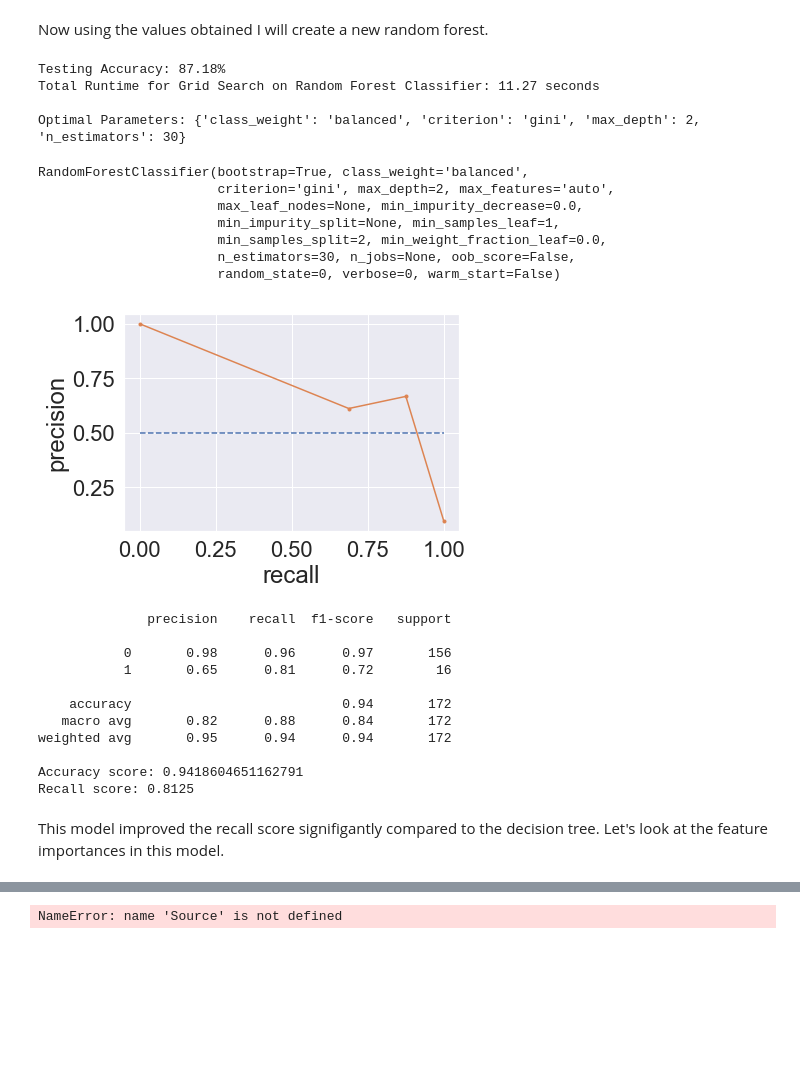
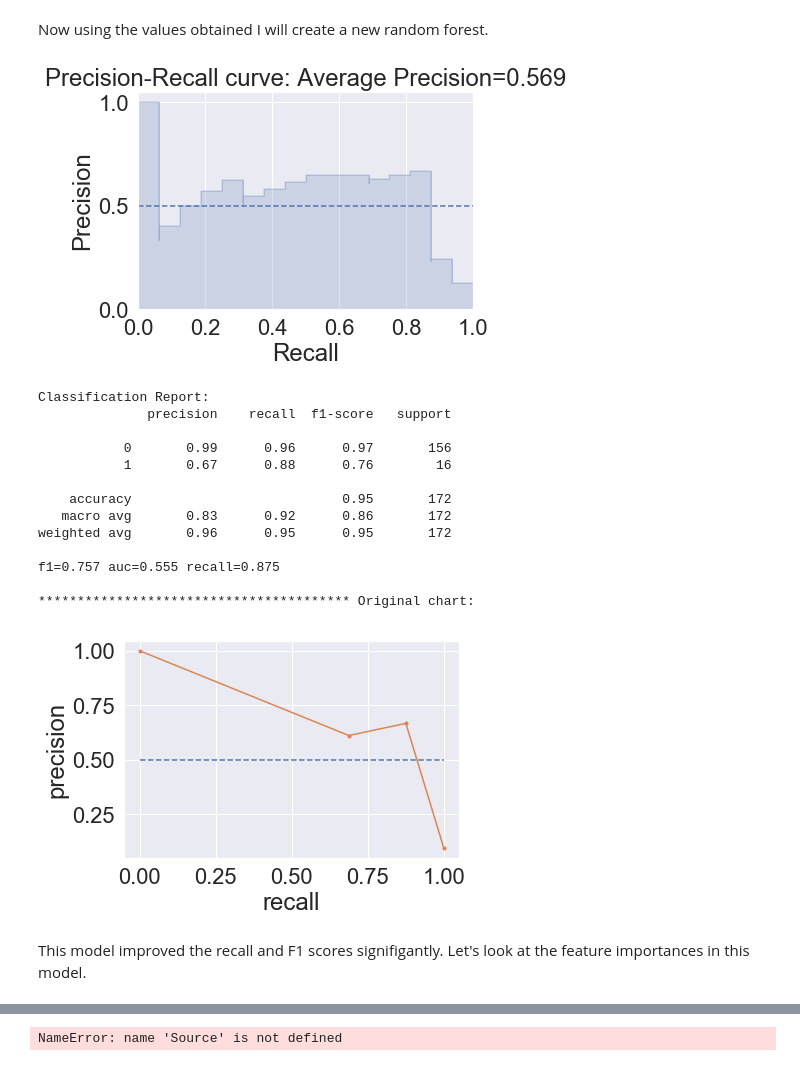
Before and after one commit to giorosati/dsc-3-final-project-online-ds-pt-100118, a Jupyter notebook: student_v2.ipynb, the cells around one changed output, grey strips where cells are left out. Cells and saved outputs as stored; diff of their text form; code cells hidden in the pictures; blank space fills up the shorter version.

Commit message:
models complete

```diff
--- a/student_v2.ipynb
+++ b/student_v2.ipynb
@@ -1252,13 +1293,13 @@ It's not surprising that "Schilller" is by far the most important feature as it
 I used grid search to search for the best parameters when creating a random forest. I chose "recall" for the scoring measurement and 3 for cross-validation folds.
 # %%
 # use grid search for the random forest classifier, use recall as the factor to optimize
-forest = RandomForestClassifier(random_state=0, n_jobs=-1)
+forest = RandomForestClassifier(random_state=10, n_jobs=-1)
 
 forest_param_grid = {
     'class_weight': ['balanced'],
-    'criterion': ['gini', ],
-    'max_depth': [2, 3, 4, 5, 6, 8],
-    'n_estimators': [20, 40, 50, 60, 70]}
+    'criterion': ['gini', 'entropy' ],
+    'max_depth': [2, 3, 4, 5, 6, 7, 8],
+    'n_estimators': [20, 40, 50, 60, 80, 100, 200]}
 
 forest_grid_search = GridSearchCV(forest,
                                   param_grid = forest_param_grid,
@@ -1287,7 +1328,7 @@ forest_param_grid = {
     'class_weight': ['balanced'],
     'criterion': ['gini'],
     'max_depth': [2, 3, 4],
-    'n_estimators': [30, 35, 40, 45, 50]}
+    'n_estimators': [10, 15, 20, 25, 30]}
 
 forest_grid_search = GridSearchCV(forest,
                                   param_grid = forest_param_grid,
@@ -1327,70 +1355,43 @@ forest_grid_search = GridSearchCV(forest,
-# %%
-import time
-start = time.time()
-
-forest_grid_search.fit(X_train, y_train)
-
-print("Testing Accuracy: {:.4}%".format(forest_grid_search.best_score_ * 100))
-print("Total Runtime for Grid Search on Random Forest Classifier: {:.4} seconds".format(time.time() - start))
-print("")
-print("Optimal Parameters: {}".format(forest_grid_search.best_params_))
-# %% [output]
-Testing Accuracy: 87.18%
-Total Runtime for Grid Search on Random Forest Classifier: 11.27 seconds
-
-Optimal Parameters: {'class_weight': 'balanced', 'criterion': 'gini', 'max_depth': 2, 'n_estimators': 30}
-# %%
-forest = RandomForestClassifier(n_estimators=30,
-                                criterion='gini',
-                                max_depth=2,
-                                class_weight='balanced',
-                                random_state=0)
-forest.fit(X_train, y_train)
-# %% [output]
-RandomForestClassifier(bootstrap=True, class_weight='balanced',
-                       criterion='gini', max_depth=2, max_features='auto',
-                       max_leaf_nodes=None, min_impurity_decrease=0.0,
-                       min_impurity_split=None, min_samples_leaf=1,
-                       min_samples_split=2, min_weight_fraction_leaf=0.0,
-                       n_estimators=30, n_jobs=None, oob_score=False,
-                       random_state=0, verbose=0, warm_start=False)
 # %%
-preds = forest.predict(X_test)
+forest = RandomForestClassifier(n_estimators=10,
+                                criterion='gini',
+                                max_depth=2,
+                                class_weight='balanced',
+                                random_state=10)
+analysis(forest, X_train, y_train)
 
-probs = tree.predict_proba(X_test)
-probs = probs[:, 1]
-precision, recall, thresholds = precision_recall_curve(y_test, probs)
+print()
+print('**************************************** Original chart:')
+
 
 # plot a "no skill" line
 plt.plot([0, 1], [0.5, 0.5], linestyle='--')
 
 # plot the precision-recall curve for the model
 plt.plot(recall, precision, marker='.')
 plt.xlabel('recall')
 plt.ylabel('precision')
 
 # show the plot
 plt.show()
-
-print(classification_report(y_test, preds))
-
-print('Accuracy score: ' + str(accuracy_score(y_test, preds)))
-print('Recall score: ' + str(recall_score(y_test, preds)))
 # %% [output]
-[figure, old version]
+[figure, new version]
+Classification Report:
               precision    recall  f1-score   support
 
-           0       0.98      0.96      0.97       156
-           1       0.65      0.81      0.72        16
+           0       0.99      0.96      0.97       156
+           1       0.67      0.88      0.76        16
 
-    accuracy                           0.94       172
-   macro avg       0.82      0.88      0.84       172
-weighted avg       0.95      0.94      0.94       172
+    accuracy                           0.95       172
+   macro avg       0.83      0.92      0.86       172
+weighted avg       0.96      0.95      0.95       172
 
-Accuracy score: 0.9418604651162791
-Recall score: 0.8125
+f1=0.757 auc=0.555 recall=0.875
+
+**************************************** Original chart:
+[figure, added]
 # %% [markdown]
-This model improved the recall score signifigantly compared to the decision tree. Let's look at the feature importances in this model.
+This model improved the recall and F1 scores signifigantly. Let's look at the feature importances in this model.
 # %%
 plot_feature_importances(forest)
 plt.show()
```
Also changed, not shown: parts of 89 cells of this notebook.
